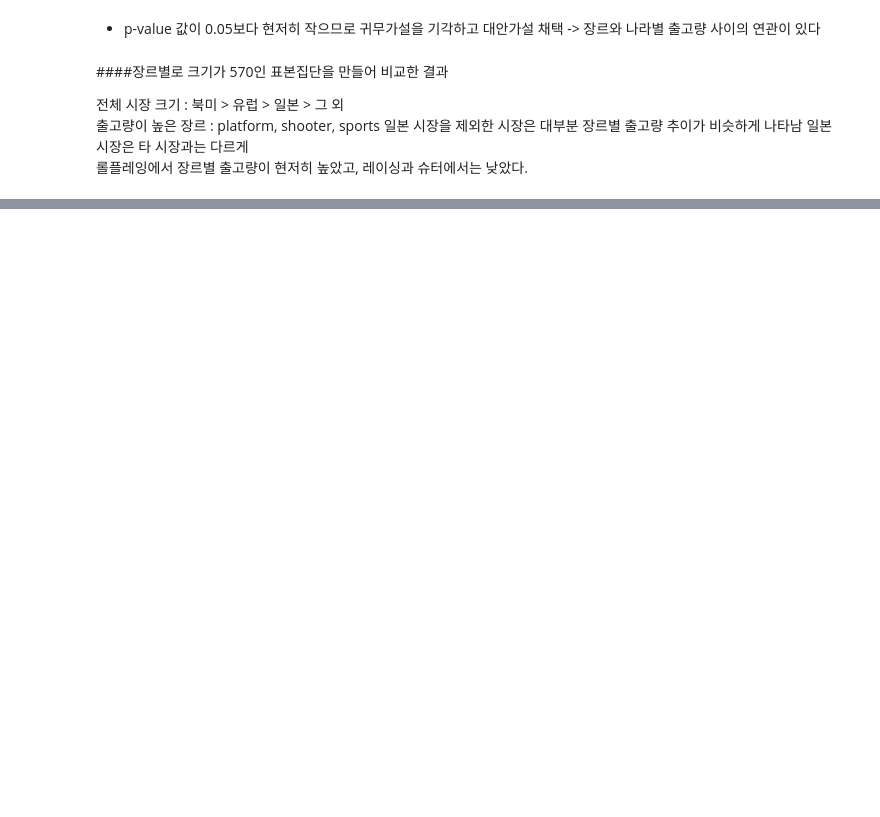
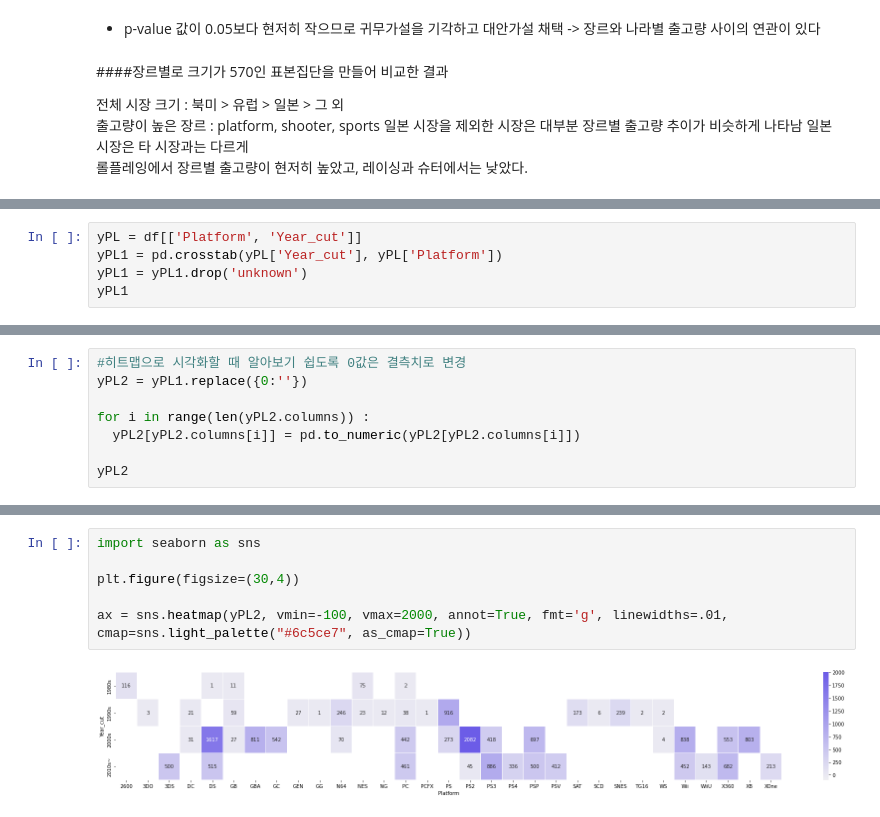
Before and after one commit to nahyun-song/pf_game, a Jupyter notebook: project_game.ipynb, the cells around one changed output, grey strips where cells are left out. Cells and saved outputs as stored; diff of their text form; blank space fills up the shorter version.

```diff
--- a/project_game.ipynb
+++ b/project_game.ipynb
@@ -389,0 +508,5 @@ plt.show()
+# %%
+yPL = df[['Platform', 'Year_cut']]
+yPL1 = pd.crosstab(yPL['Year_cut'], yPL['Platform'])
+yPL1 = yPL1.drop('unknown')
+yPL1
@@ -389,0 +520,8 @@ plt.show()
+# %%
+#히트맵으로 시각화할 때 알아보기 쉽도록 0값은 결측치로 변경
+yPL2 = yPL1.replace({0:''})
+
+for i in range(len(yPL2.columns)) :
+  yPL2[yPL2.columns[i]] = pd.to_numeric(yPL2[yPL2.columns[i]])
+
+yPL2
@@ -389,0 +535,8 @@ plt.show()
+# %%
+import seaborn as sns
+
+plt.figure(figsize=(30,4))
+
+ax = sns.heatmap(yPL2, vmin=-100, vmax=2000, annot=True, fmt='g', linewidths=.01, cmap=sns.light_palette("#6c5ce7", as_cmap=True))
+# %% [output]
+[figure, added]
```
Also changed, not shown: parts of 31 cells of this notebook.
